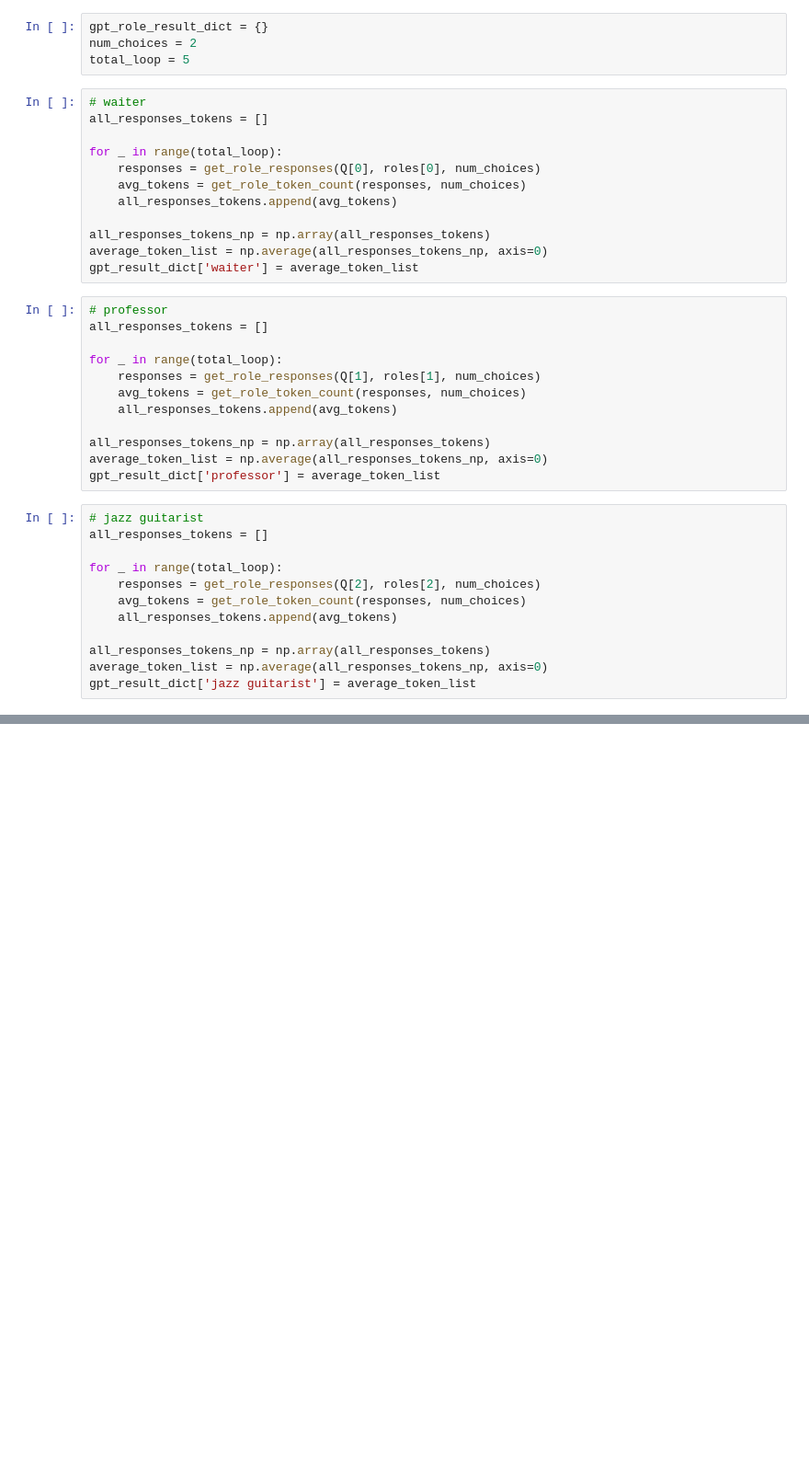
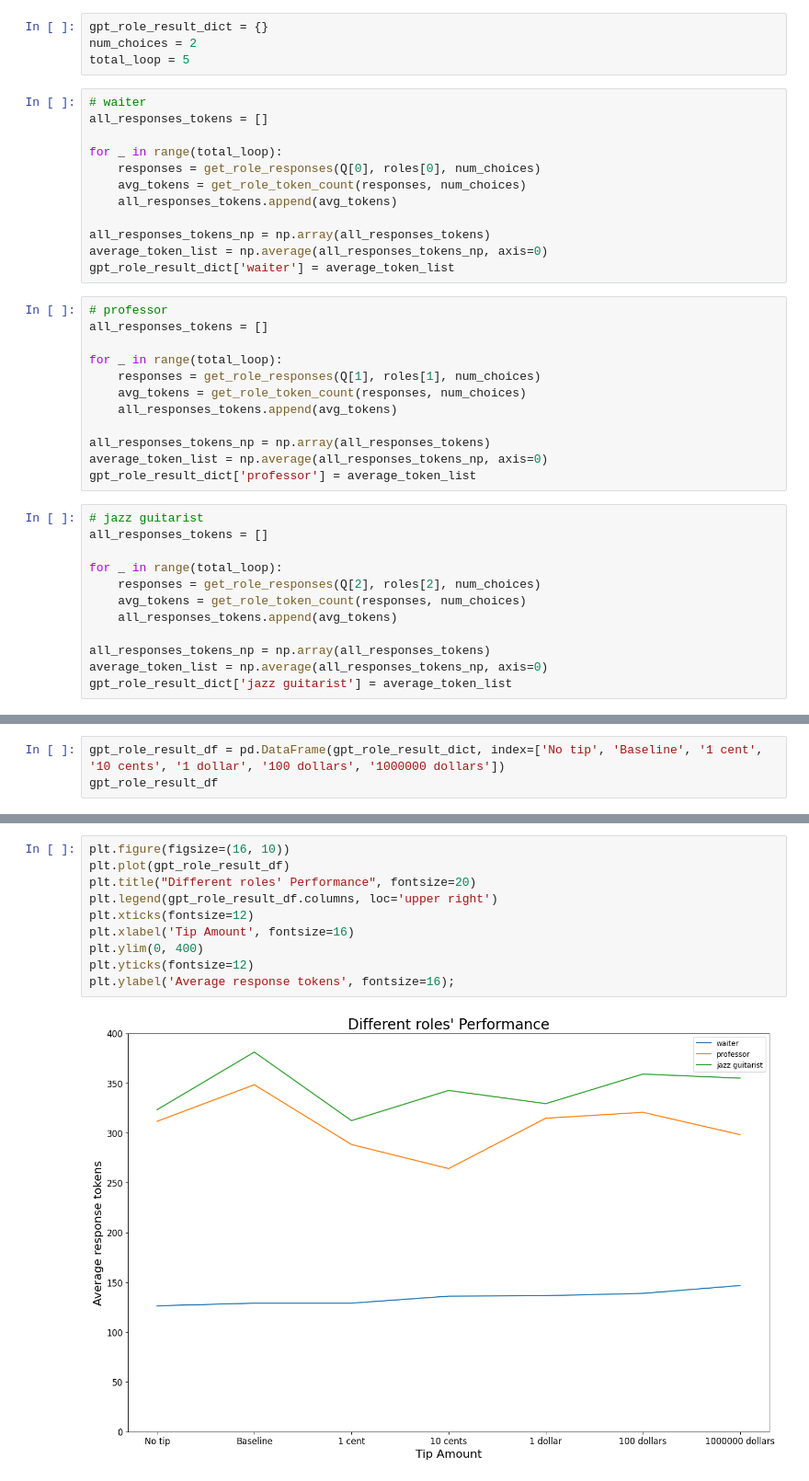
Before and after one commit to JiayiD77/cogs-150-final-project, a Jupyter notebook: final_project.ipynb, the cells around one changed output, grey strips where cells are left out. Shown: that part at 92% size. Saved outputs shown, nothing was run; the diff lists cells and outputs as text; blank space fills up the shorter version.

```diff
--- a/final_project.ipynb
+++ b/final_project.ipynb
@@ -412,7 +414,7 @@ for _ in range(total_loop):
 
 all_responses_tokens_np = np.array(all_responses_tokens)
 average_token_list = np.average(all_responses_tokens_np, axis=0)
-gpt_result_dict['waiter'] = average_token_list
+gpt_role_result_dict['waiter'] = average_token_list
 # %%
 # professor
 all_responses_tokens = []
@@ -424,7 +426,7 @@ for _ in range(total_loop):
 
 all_responses_tokens_np = np.array(all_responses_tokens)
 average_token_list = np.average(all_responses_tokens_np, axis=0)
-gpt_result_dict['professor'] = average_token_list
+gpt_role_result_dict['professor'] = average_token_list
 # %%
 # jazz guitarist
 all_responses_tokens = []
@@ -436,4 +438,4 @@ for _ in range(total_loop):
 
 all_responses_tokens_np = np.array(all_responses_tokens)
 average_token_list = np.average(all_responses_tokens_np, axis=0)
-gpt_result_dict['jazz guitarist'] = average_token_list
+gpt_role_result_dict['jazz guitarist'] = average_token_list
@@ -439,0 +448,3 @@ gpt_result_dict['jazz guitarist'] = average_token_list
+# %%
+gpt_role_result_df = pd.DataFrame(gpt_role_result_dict, index=['No tip', 'Baseline', '1 cent', '10 cents', '1 dollar', '100 dollars', '1000000 dollars'])
+gpt_role_result_df
@@ -439,0 +460,12 @@ gpt_result_dict['jazz guitarist'] = average_token_list
+# %%
+plt.figure(figsize=(16, 10))
+plt.plot(gpt_role_result_df)
+plt.title("Different roles' Performance", fontsize=20)
+plt.legend(gpt_role_result_df.columns, loc='upper right')
+plt.xticks(fontsize=12)
+plt.xlabel('Tip Amount', fontsize=16)
+plt.ylim(0, 400)
+plt.yticks(fontsize=12)
+plt.ylabel('Average response tokens', fontsize=16);
+# %% [output]
+[figure, added]
```
Also changed, not shown: parts of 5 cells of this notebook.
